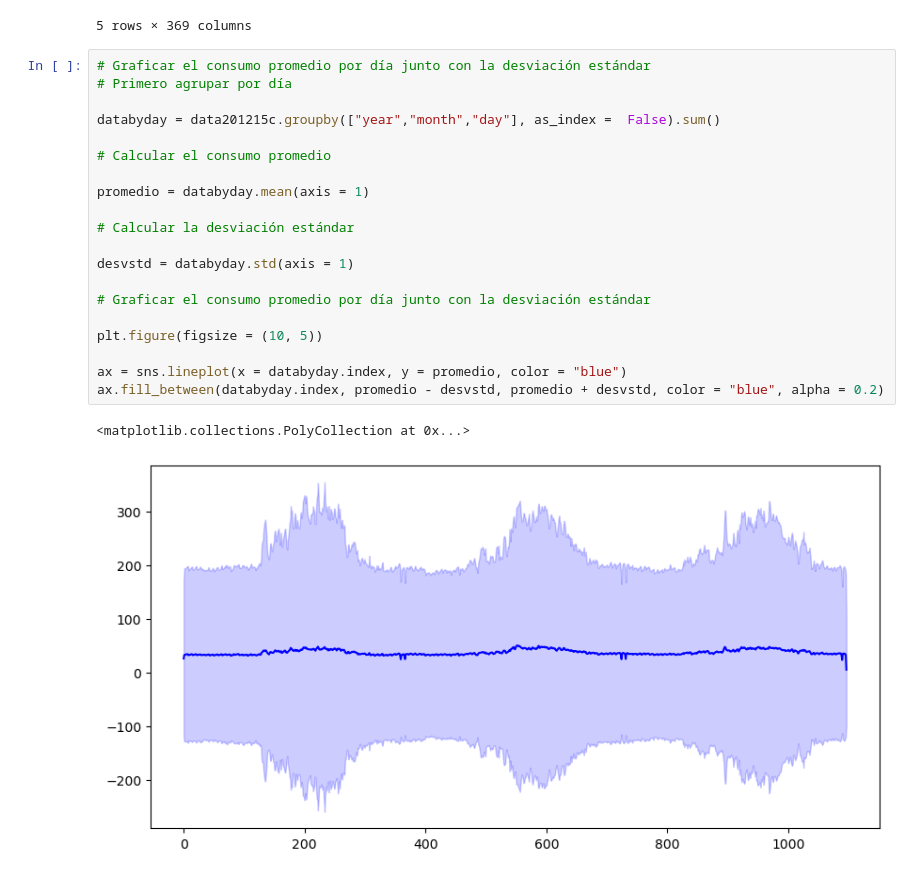
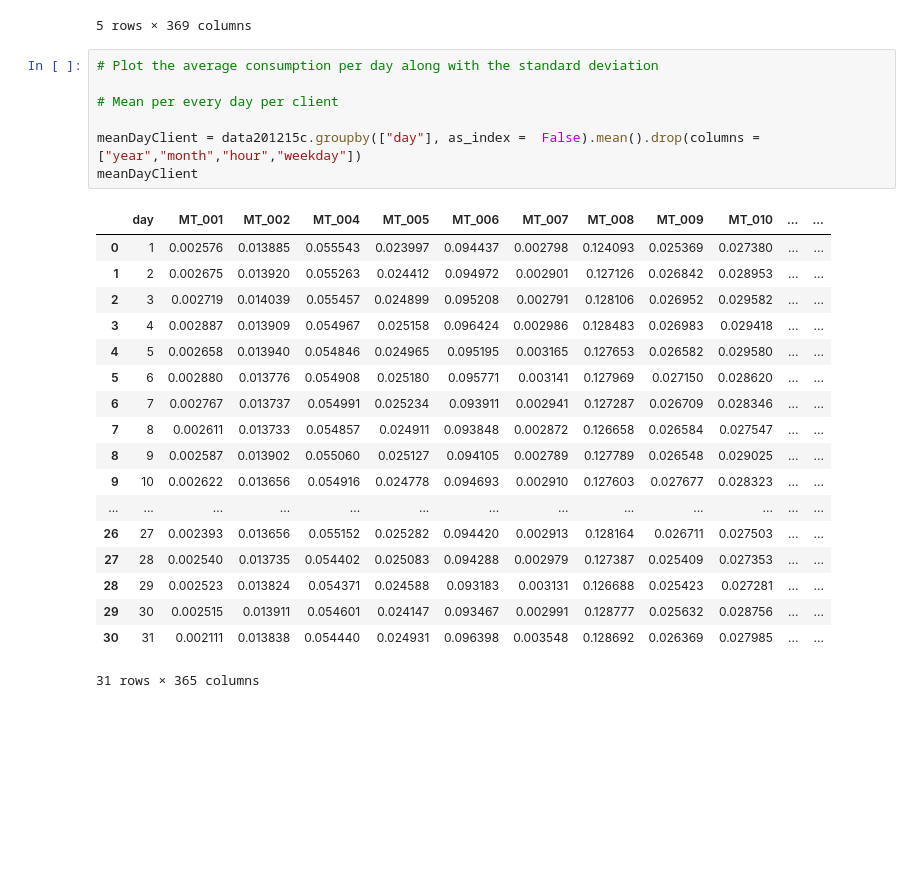
Before and after one commit to Vapss/Analisis-de-series-de-tiempo, a Jupyter notebook: Practica 1/Practica1-Real.ipynb, the cells around one changed output. Drawn from its saved outputs; the diff is of its cells as text; blank space fills up the shorter version.

```diff
--- a/Practica 1/Practica1-Real.ipynb
+++ b/Practica 1/Practica1-Real.ipynb
@@ -279,26 +279,29 @@ data88.head()
 | 35074 | 0.000635 | 0.011024 | 0.035569 | 0.019512 | 0.071429 | 0.001696 | 0.065657 | 0.026224 | 0.020968 | 0.016021 | ... | ... |
 | 35167 | 0.001269 | 0.013869 | 0.043699 | 0.020122 | 0.093750 | 0.001131 | 0.109428 | 0.036713 | 0.020968 | 0.013785 | ... | ... |
 5 rows × 369 columns
-# %%
-# Graficar el consumo promedio por día junto con la desviación estándar
-# Primero agrupar por día
-
-databyday = data201215c.groupby(["year","month","day"], as_index =  False).sum()
-
-# Calcular el consumo promedio
-
-promedio = databyday.mean(axis = 1)
-
-# Calcular la desviación estándar
-
-desvstd = databyday.std(axis = 1)
-
-# Graficar el consumo promedio por día junto con la desviación estándar
-
-plt.figure(figsize = (10, 5))
-
-ax = sns.lineplot(x = databyday.index, y = promedio, color = "blue")
-ax.fill_between(databyday.index, promedio - desvstd, promedio + desvstd, color = "blue", alpha = 0.2)
-# %% [output]
-<matplotlib.collections.PolyCollection at 0x...>
-[figure, removed]
+# %%
+# Plot the average consumption per day along with the standard deviation
+
+# Mean per every day per client
+
+meanDayClient = data201215c.groupby(["day"], as_index =  False).mean().drop(columns = ["year","month","hour","weekday"])
+meanDayClient
+# %% [output]
+|  | day | MT_001 | MT_002 | MT_004 | MT_005 | MT_006 | MT_007 | MT_008 | MT_009 | MT_010 | ... | ... |
+| 0 | 1 | 0.002576 | 0.013885 | 0.055543 | 0.023997 | 0.094437 | 0.002798 | 0.124093 | 0.025369 | 0.027380 | ... | ... |
+| 1 | 2 | 0.002675 | 0.013920 | 0.055263 | 0.024412 | 0.094972 | 0.002901 | 0.127126 | 0.026842 | 0.028953 | ... | ... |
+| 2 | 3 | 0.002719 | 0.014039 | 0.055457 | 0.024899 | 0.095208 | 0.002791 | 0.128106 | 0.026952 | 0.029582 | ... | ... |
+| 3 | 4 | 0.002887 | 0.013909 | 0.054967 | 0.025158 | 0.096424 | 0.002986 | 0.128483 | 0.026983 | 0.029418 | ... | ... |
+| 4 | 5 | 0.002658 | 0.013940 | 0.054846 | 0.024965 | 0.095195 | 0.003165 | 0.127653 | 0.026582 | 0.029580 | ... | ... |
+| 5 | 6 | 0.002880 | 0.013776 | 0.054908 | 0.025180 | 0.095771 | 0.003141 | 0.127969 | 0.027150 | 0.028620 | ... | ... |
+| 6 | 7 | 0.002767 | 0.013737 | 0.054991 | 0.025234 | 0.093911 | 0.002941 | 0.127287 | 0.026709 | 0.028346 | ... | ... |
+| 7 | 8 | 0.002611 | 0.013733 | 0.054857 | 0.024911 | 0.093848 | 0.002872 | 0.126658 | 0.026584 | 0.027547 | ... | ... |
+| 8 | 9 | 0.002587 | 0.013902 | 0.055060 | 0.025127 | 0.094105 | 0.002789 | 0.127789 | 0.026548 | 0.029025 | ... | ... |
+| 9 | 10 | 0.002622 | 0.013656 | 0.054916 | 0.024778 | 0.094693 | 0.002910 | 0.127603 | 0.027677 | 0.028323 | ... | ... |
+| ... | ... | ... | ... | ... | ... | ... | ... | ... | ... | ... | ... | ... |
+| 26 | 27 | 0.002393 | 0.013656 | 0.055152 | 0.025282 | 0.094420 | 0.002913 | 0.128164 | 0.026711 | 0.027503 | ... | ... |
+| 27 | 28 | 0.002540 | 0.013735 | 0.054402 | 0.025083 | 0.094288 | 0.002979 | 0.127387 | 0.025409 | 0.027353 | ... | ... |
+| 28 | 29 | 0.002523 | 0.013824 | 0.054371 | 0.024588 | 0.093183 | 0.003131 | 0.126688 | 0.025423 | 0.027281 | ... | ... |
+| 29 | 30 | 0.002515 | 0.013911 | 0.054601 | 0.024147 | 0.093467 | 0.002991 | 0.128777 | 0.025632 | 0.028756 | ... | ... |
+| 30 | 31 | 0.002111 | 0.013838 | 0.054440 | 0.024931 | 0.096398 | 0.003548 | 0.128692 | 0.026369 | 0.027985 | ... | ... |
+31 rows × 365 columns
```
